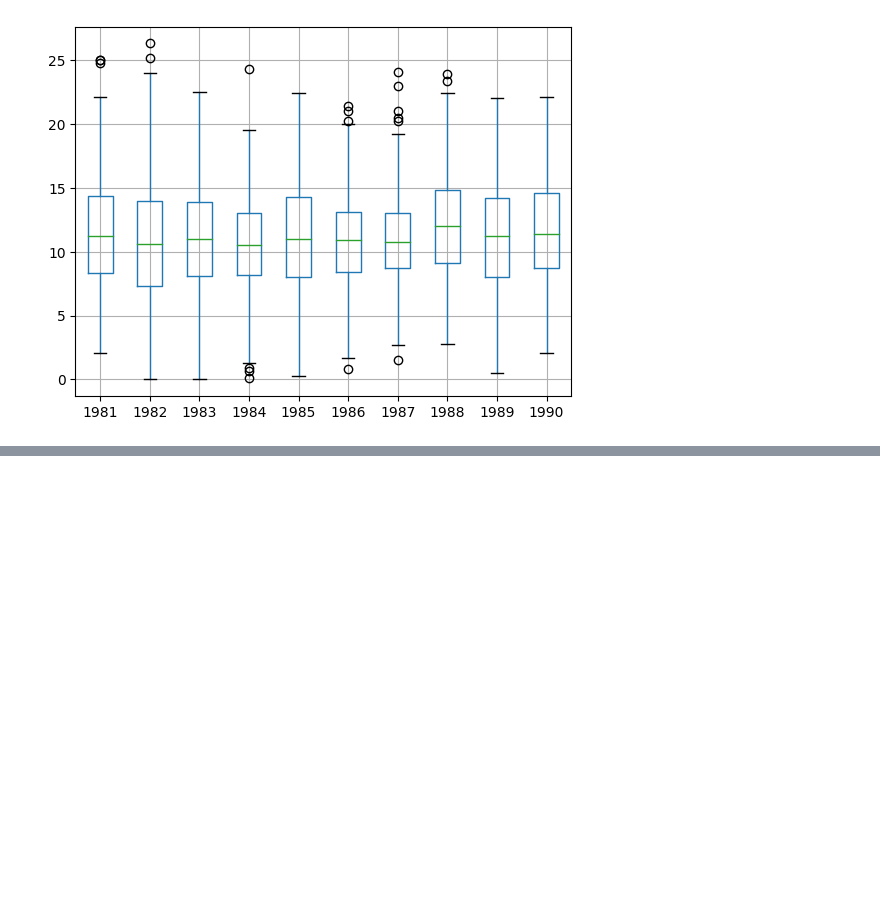
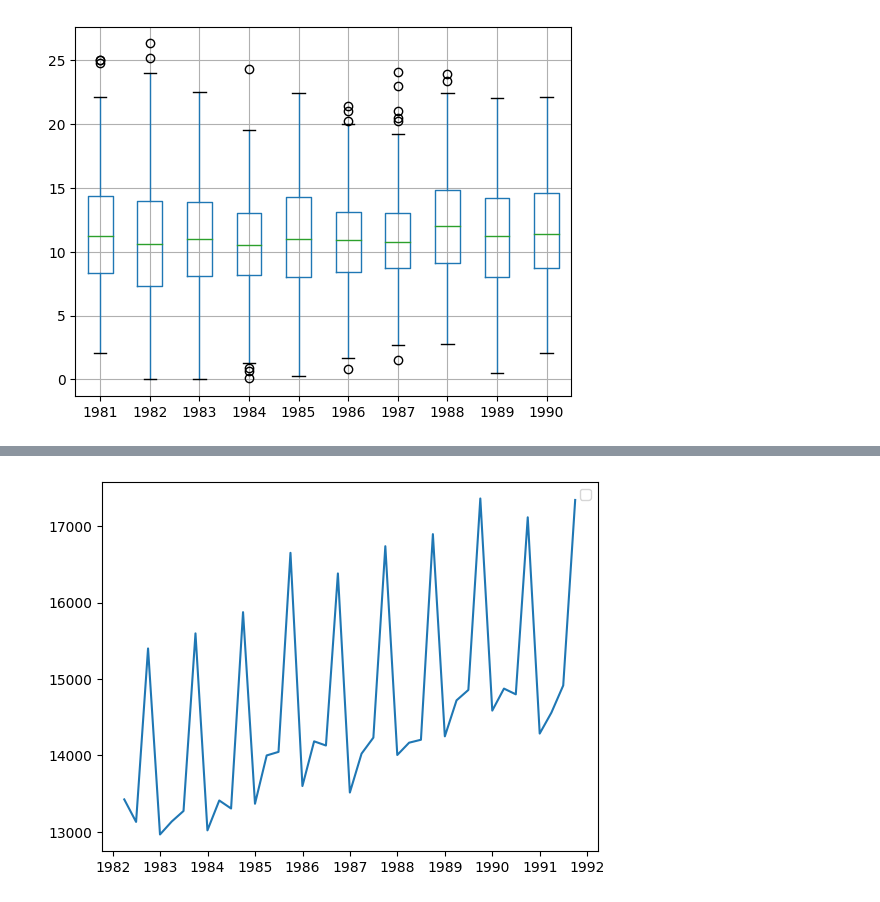
Before and after one commit to ankesh86/TimeSeriesAnalysis, a Jupyter notebook: TimeSeries_EDA.ipynb, the cells around one changed output, grey strips where cells are left out. Saved outputs shown, nothing was run; the diff lists cells and outputs as text; code cells hidden in the pictures; blank space fills up the shorter version.

```diff
--- a/TimeSeries_EDA.ipynb
+++ b/TimeSeries_EDA.ipynb
@@ -312,0 +401,8 @@ plt.show()
+# %%
+#reading and processing retail turnover data
+turnover_url = 'https://raw.githubusercontent.com/Apress/time-series-algorithm-recipes/master/data/RetailTurnover.csv'
+turn_over_data = pd.read_csv(turnover_url)
+date_range = pd.date_range(start='1/7/1982', end='31/3/1992', freq='Q')
+turn_over_data['TimeIndex'] = pd.DataFrame(date_range, columns=['Quarter'])
+
+turn_over_data
@@ -312,0 +427,6 @@ plt.show()
+# %%
+#plotting time-series
+plt.plot(turn_over_data.TimeIndex, turn_over_data.Turnover)
+plt.legend(loc = 'best')
+plt.show()
+# %% [output]
@@ -312,0 +434 @@ plt.show()
+[figure, added]
```
Also changed, not shown: parts of 29 cells of this notebook.
